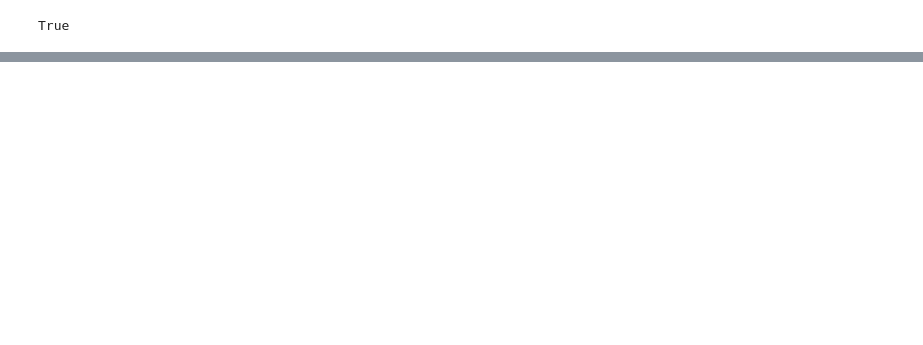
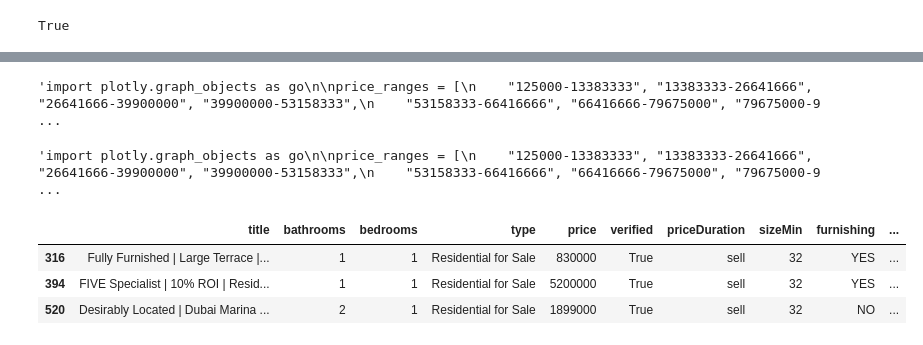
Before and after one commit to SergAnuf/AI_DUBAI_CRYPTO_CLOUD, a Jupyter notebook: notebooks/agent_with_tools.ipynb, the cells around one changed output, grey strips where cells are left out. Drawn from its saved outputs; the diff is of its cells as text; code cells hidden in the pictures; blank space fills up the shorter version.

```diff
--- a/notebooks/agent_with_tools.ipynb
+++ b/notebooks/agent_with_tools.ipynb
@@ -40,0 +80,4 @@ create_plotly_code(viz_input)
+# %%
+code
+# %% [output]
+'import plotly.graph_objects as go\n\nprice_ranges = [\n    "125000-13383333", "13383333-26641666", "26641666-39900000", "39900000-53158333",\n    "53158333-66416666", "66416666-79675000", "79675000-9 ...
@@ -40,0 +86,4 @@ create_plotly_code(viz_input)
+# %%
+code
+# %% [output]
+'import plotly.graph_objects as go\n\nprice_ranges = [\n    "125000-13383333", "13383333-26641666", "26641666-39900000", "39900000-53158333",\n    "53158333-66416666", "66416666-79675000", "79675000-9 ...
@@ -40,0 +116,9 @@ create_plotly_code(viz_input)
+# %%
+data = pd.read_parquet("/home/zcemg08/projects/chatbot/datasets/my-org/clean2/data.parquet")
+# %%
+data[(data["City"] == "Dubai") &  (data["addedOn_year_month"] == "2024-03") & (data["bedrooms"] == 1)]
+# %% [output]
+|  | title | bathrooms | bedrooms | type | price | verified | priceDuration | sizeMin | furnishing | ... |
+| 316 | Fully Furnished | Large Terrace |... | 1 | 1 | Residential for Sale | 830000 | True | sell | 32 | YES | ... |
+| 394 | FIVE Specialist | 10% ROI | Resid... | 1 | 1 | Residential for Sale | 5200000 | True | sell | 32 | YES | ... |
+| 520 | Desirably Located | Dubai Marina ... | 2 | 1 | Residential for Sale | 1899000 | True | sell | 32 | NO | ... |
```
Also changed, not shown: parts of 44 cells of this notebook, 11 other files.
